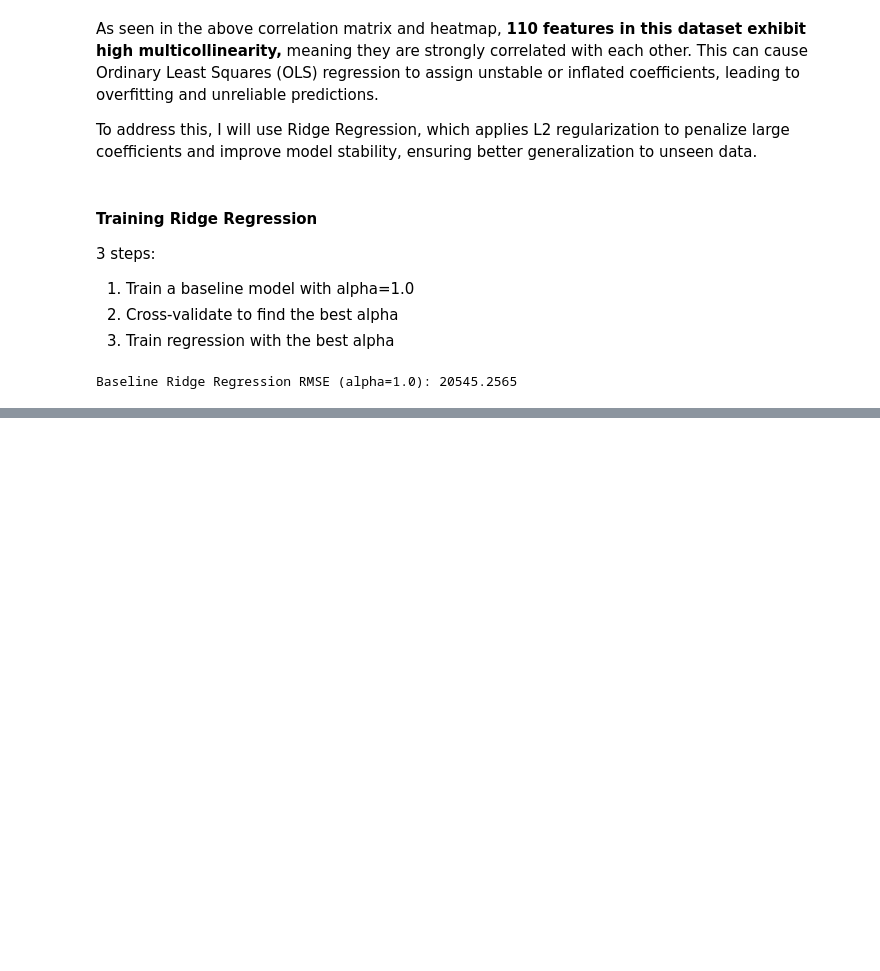
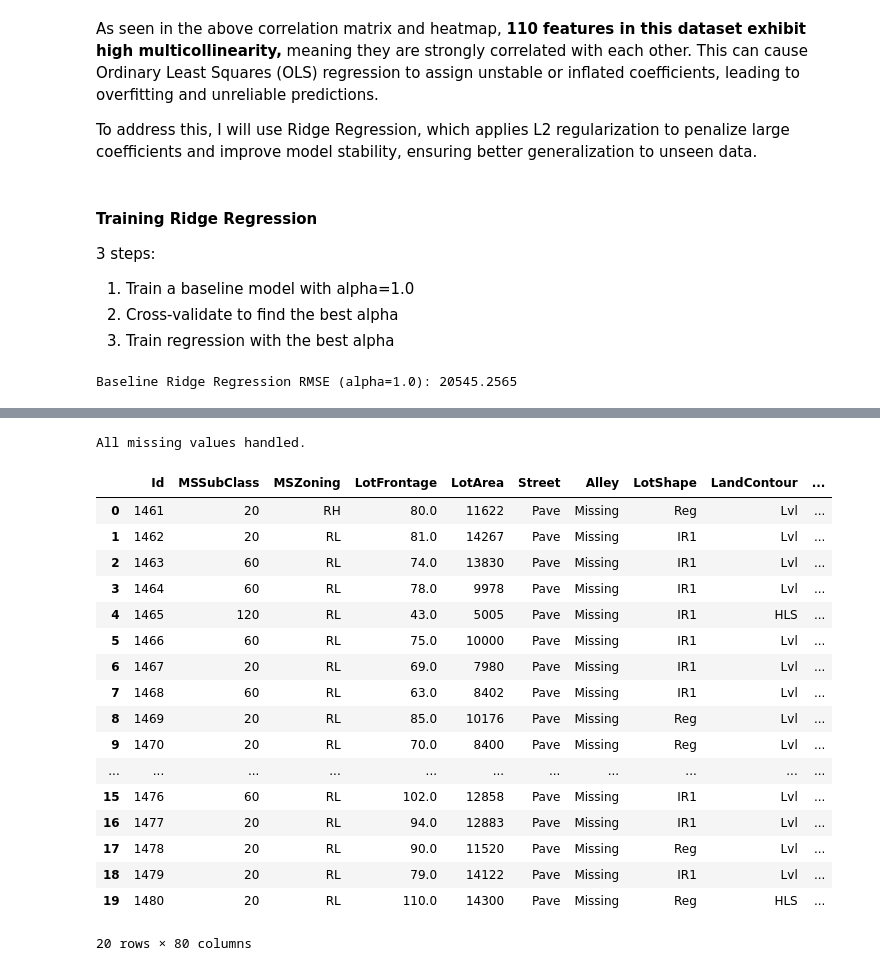
Before and after one commit to inaya-r/Housing-Prices-Predictions, a Jupyter notebook: housing_analysis.ipynb, the cells around one changed output, grey strips where cells are left out. Saved outputs shown, nothing was run; the diff lists cells and outputs as text; code cells hidden in the pictures; blank space fills up the shorter version.

```diff
--- a/housing_analysis.ipynb
+++ b/housing_analysis.ipynb
@@ -244,0 +526,45 @@ Alpha: 1000.0000, RMSE: 32545.4824
+# %%
+# handling missing values
+
+import pandas as pd
+import numpy as np
+
+# checking for missing values
+missing_values_test = test_df.isnull().sum() # count missing values per column
+missing_values_test[missing_values_test > 0].sort_values(ascending=False) # only show cols with missing vals
+
+# fill missing numeric values with median
+num_features_test = test_df.select_dtypes(include=['int64', 'float64']).columns
+test_df[num_features_test] = test_df[num_features_test].fillna(df[num_features_test].median())
+
+cat_features_test = test_df.select_dtypes(include=['object']).columns
+test_df[cat_features_test] = test_df[cat_features_test].fillna("Missing")
+
+# checking df now that we replaced null values
+if test_df.isnull().sum().sum() == 0:
+    print("All missing values handled.")
+else:
+    print("Some missing values remain")
+    missing_values_test[missing_values_test > 0].sort_values(ascending=False)
+
+test_df.head(20)
+# %% [output]
+All missing values handled.
+|  | Id | MSSubClass | MSZoning | LotFrontage | LotArea | Street | Alley | LotShape | LandContour | ... |
+| 0 | 1461 | 20 | RH | 80.0 | 11622 | Pave | Missing | Reg | Lvl | ... |
+| 1 | 1462 | 20 | RL | 81.0 | 14267 | Pave | Missing | IR1 | Lvl | ... |
+| 2 | 1463 | 60 | RL | 74.0 | 13830 | Pave | Missing | IR1 | Lvl | ... |
+| 3 | 1464 | 60 | RL | 78.0 | 9978 | Pave | Missing | IR1 | Lvl | ... |
+| 4 | 1465 | 120 | RL | 43.0 | 5005 | Pave | Missing | IR1 | HLS | ... |
+| 5 | 1466 | 60 | RL | 75.0 | 10000 | Pave | Missing | IR1 | Lvl | ... |
+| 6 | 1467 | 20 | RL | 69.0 | 7980 | Pave | Missing | IR1 | Lvl | ... |
+| 7 | 1468 | 60 | RL | 63.0 | 8402 | Pave | Missing | IR1 | Lvl | ... |
+| 8 | 1469 | 20 | RL | 85.0 | 10176 | Pave | Missing | Reg | Lvl | ... |
+| 9 | 1470 | 20 | RL | 70.0 | 8400 | Pave | Missing | Reg | Lvl | ... |
+| ... | ... | ... | ... | ... | ... | ... | ... | ... | ... | ... |
+| 15 | 1476 | 60 | RL | 102.0 | 12858 | Pave | Missing | IR1 | Lvl | ... |
+| 16 | 1477 | 20 | RL | 94.0 | 12883 | Pave | Missing | IR1 | Lvl | ... |
+| 17 | 1478 | 20 | RL | 90.0 | 11520 | Pave | Missing | Reg | Lvl | ... |
+| 18 | 1479 | 20 | RL | 79.0 | 14122 | Pave | Missing | IR1 | Lvl | ... |
+| 19 | 1480 | 20 | RL | 110.0 | 14300 | Pave | Missing | Reg | HLS | ... |
+20 rows × 80 columns
```
Also changed, not shown: parts of 35 cells of this notebook, 4 other files.
